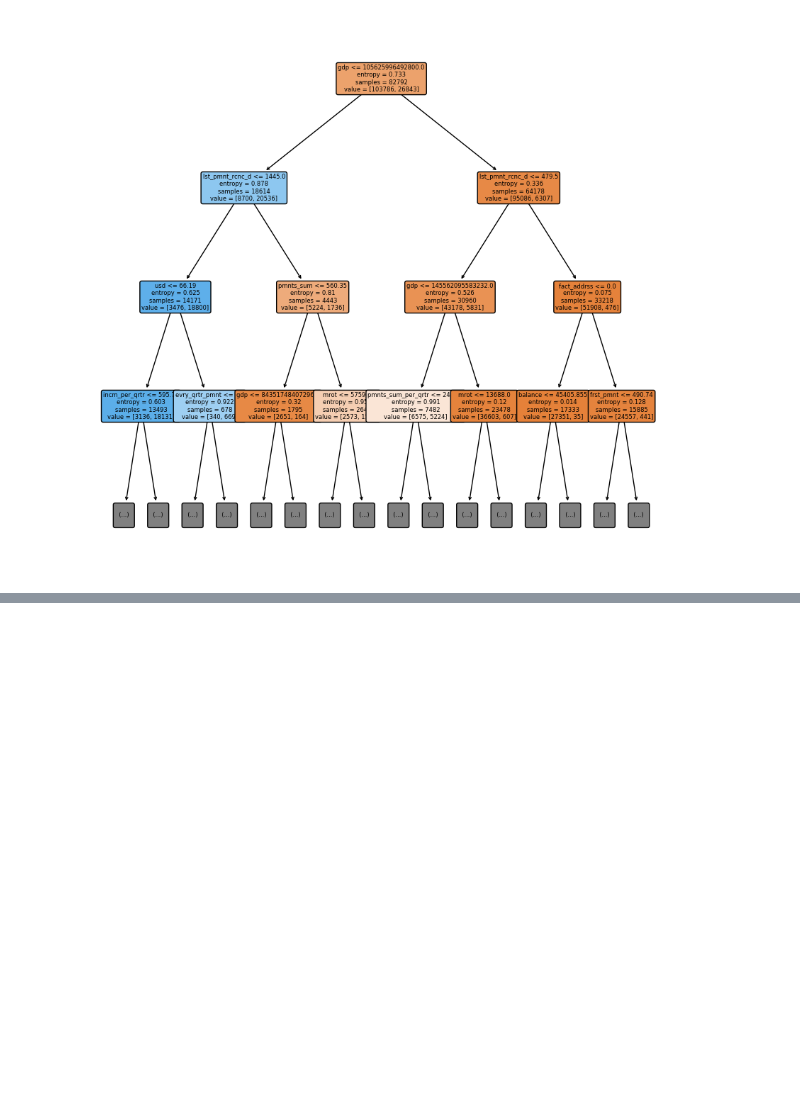
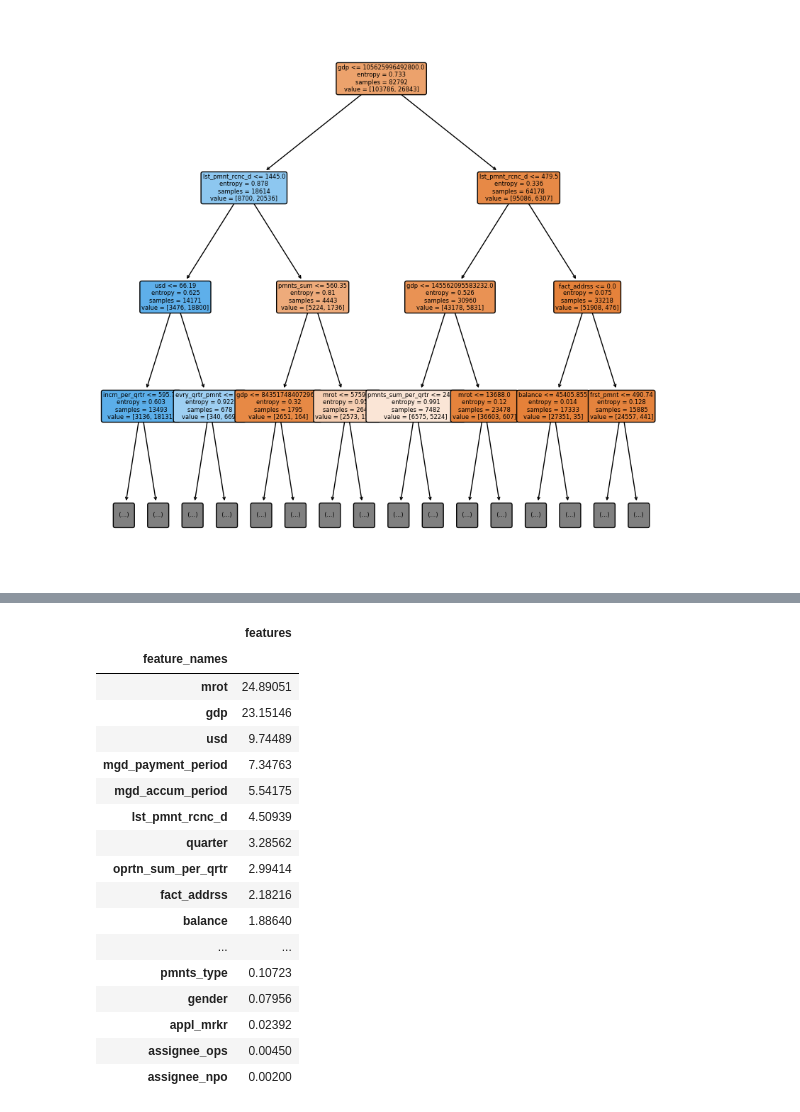
Before and after one commit to AMRPH/hackaton-altair, a Jupyter notebook: analysis.ipynb, the cells around one changed output, grey strips where cells are left out. Drawn from its saved outputs; the diff is of its cells as text; code cells hidden in the pictures; blank space fills up the shorter version.

Commit message:
add features importance

```diff
--- a/analysis.ipynb
+++ b/analysis.ipynb
@@ -123,6 +123,9 @@ df1
 | 75% | 0.00000 | 0.00000 |
 | max | 1.00000 | 1.00000 |
 # %%
+cb_model = pickle.load(open('models/cb_model.pkl', 'rb'))
+rf_model = pickle.load(open('models/rf_model.pkl', 'rb'))
+
 # визуализация дерева
 feature_names = ['pmnts_type', 'quarter', 'gender', 'age', 'clnt_cprtn_time_d', 'actv_prd_d', 'lst_pmnt_rcnc_d', 'balance', 'oprtn_sum_per_qrtr', 'frst_pmnt', 'lst_pmnt', 'pmnts_sum', 'pmnts_nmbr', 'pmnts_sum_per_qrtr', 'pmnts_nmbr_per_qrtr', 'incm_sum', 'incm_per_qrtr', 'mgd_accum_period', 'mgd_payment_period', 'phone_number', 'email', 'lk', 'assignee_npo', 'assignee_ops', 'region', 'citizen', 'fact_addrss', 'appl_mrkr', 'evry_qrtr_pmnt', 'mrot', 'gdp', 'usd',
  'pmnts_type', 'quarter', 'gender', 'age', 'clnt_cprtn_time_d', 'actv_prd_d', 'lst_pmnt_rcnc_d', 'balance', 'oprtn_sum_per_qrtr', 'frst_pmnt', 'lst_pmnt', 'pmnts_sum', 'pmnts_nmbr', 'pmnts_sum_per_qrtr', 'pmnts_nmbr_per_qrtr', 'incm_sum', 'incm_per_qrtr', 'mgd_accum_period', 'mgd_payment_period', 'phone_number', 'email', 'lk', 'assignee_npo', 'assignee_ops', 'region', 'citizen', 'fact_addrss', 'appl_mrkr', 'evry_qrtr_pmnt', 'mrot', 'gdp', 'usd',
@@ -133,8 +136,6 @@ feature_names = ['pmnts_type', 'quarter', 'gender', 'age', 'clnt_cprtn_time_d',
  'pmnts_type', 'quarter', 'gender', 'age', 'clnt_cprtn_time_d', 'actv_prd_d', 'lst_pmnt_rcnc_d', 'balance', 'oprtn_sum_per_qrtr', 'frst_pmnt', 'lst_pmnt', 'pmnts_sum', 'pmnts_nmbr', 'pmnts_sum_per_qrtr', 'pmnts_nmbr_per_qrtr', 'incm_sum', 'incm_per_qrtr', 'mgd_accum_period', 'mgd_payment_period', 'phone_number', 'email', 'lk', 'assignee_npo', 'assignee_ops', 'region', 'citizen', 'fact_addrss', 'appl_mrkr', 'evry_qrtr_pmnt', 'mrot', 'gdp', 'usd',
  'pmnts_type', 'quarter', 'gender', 'age', 'clnt_cprtn_time_d', 'actv_prd_d', 'lst_pmnt_rcnc_d', 'balance', 'oprtn_sum_per_qrtr', 'frst_pmnt', 'lst_pmnt', 'pmnts_sum', 'pmnts_nmbr', 'pmnts_sum_per_qrtr', 'pmnts_nmbr_per_qrtr', 'incm_sum', 'incm_per_qrtr', 'mgd_accum_period', 'mgd_payment_period', 'phone_number', 'email', 'lk', 'assignee_npo', 'assignee_ops', 'region', 'citizen', 'fact_addrss', 'appl_mrkr', 'evry_qrtr_pmnt', 'mrot', 'gdp', 'usd',
  'pens']
-
-rf_model = pickle.load(open('models/rf_model.pkl', 'rb'))
 tree_in_rf = rf_model.estimators_[4]
 
 
@@ -152,0 +173,25 @@ df
+# %%
+# важность параметров cb
+features = cb_model.feature_importances_
+df = pd.DataFrame({'feature_names': feature_names, 'features': features})
+df = df.groupby('feature_names').sum().sort_values('features', ascending=False)
+df
+# %% [output]
+|  | features |
+| feature_names |  |
+| mrot | 24.89051 |
+| gdp | 23.15146 |
+| usd | 9.74489 |
+| mgd_payment_period | 7.34763 |
+| mgd_accum_period | 5.54175 |
+| lst_pmnt_rcnc_d | 4.50939 |
+| quarter | 3.28562 |
+| oprtn_sum_per_qrtr | 2.99414 |
+| fact_addrss | 2.18216 |
+| balance | 1.88640 |
+| ... | ... |
+| pmnts_type | 0.10723 |
+| gender | 0.07956 |
+| appl_mrkr | 0.02392 |
+| assignee_ops | 0.00450 |
+| assignee_npo | 0.00200 |
```
Also changed, not shown: parts of 1 cell of this notebook.
